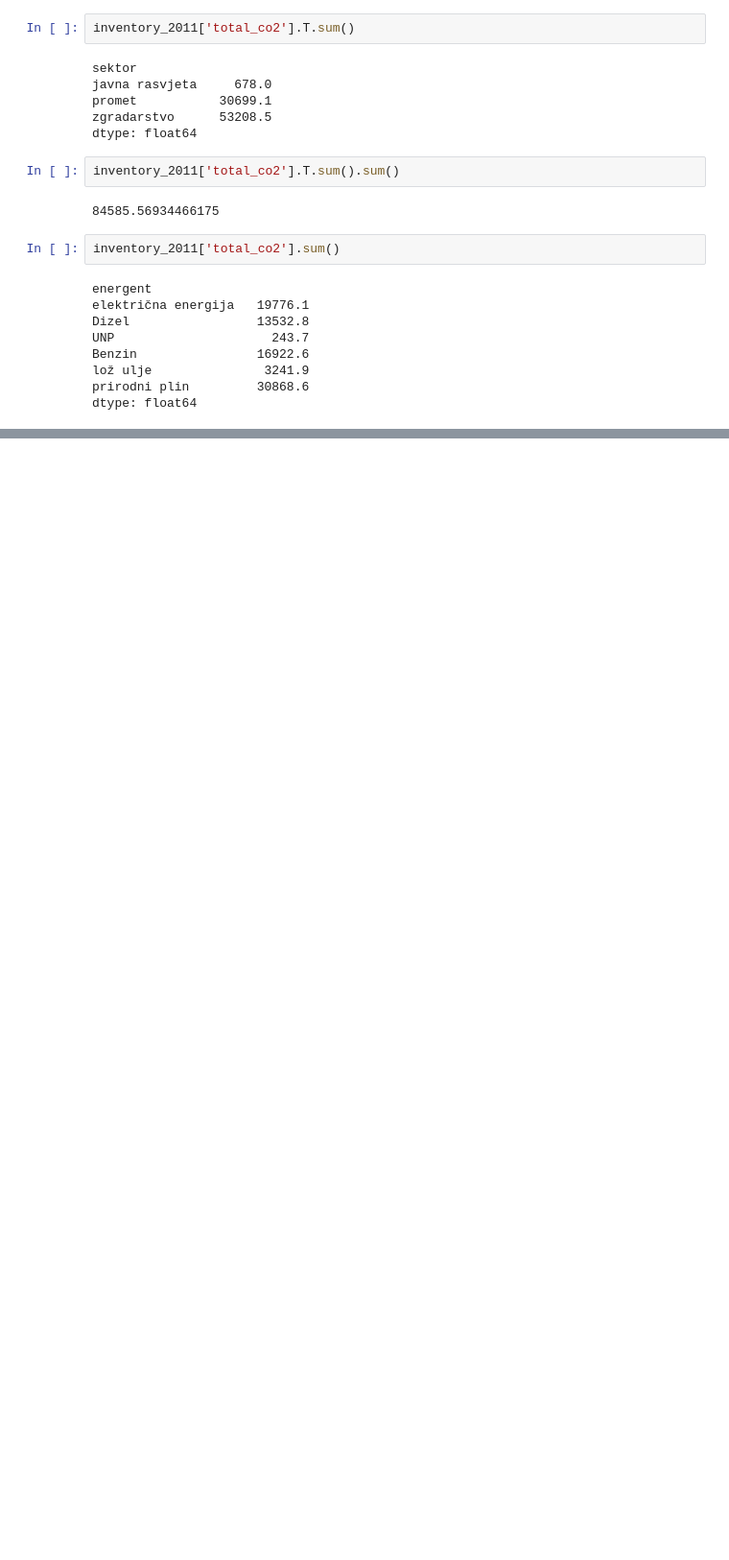
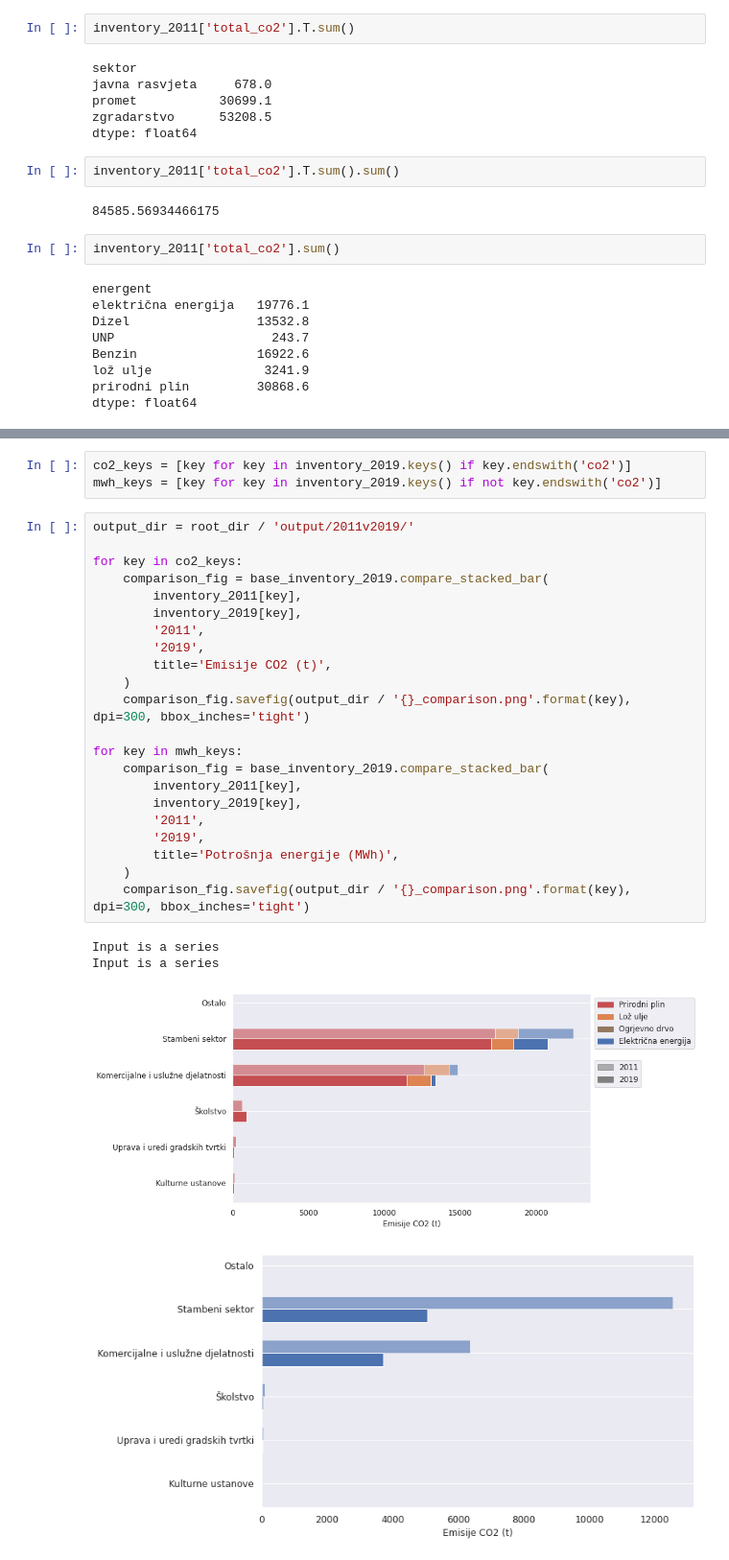
Before and after one commit to Green-Zone-Lab/vk_secap, a Jupyter notebook: notebooks/Analysis.ipynb, the cells around one changed output, grey strips where cells are left out. Shown at 96% size. Drawn from its saved outputs; the diff is of its cells as text; blank space fills up the shorter version.

```diff
--- a/notebooks/Analysis.ipynb
+++ b/notebooks/Analysis.ipynb
@@ -370,0 +649,30 @@ dtype: float64
+# %%
+co2_keys = [key for key in inventory_2019.keys() if key.endswith('co2')]
+mwh_keys = [key for key in inventory_2019.keys() if not key.endswith('co2')]
+# %%
+output_dir = root_dir / 'output/2011v2019/'
+
+for key in co2_keys:
+    comparison_fig = base_inventory_2019.compare_stacked_bar(
+        inventory_2011[key],
+        inventory_2019[key],
+        '2011',
+        '2019',
+        title='Emisije CO2 (t)',
+    )
+    comparison_fig.savefig(output_dir / '{}_comparison.png'.format(key), dpi=300, bbox_inches='tight')
+
+for key in mwh_keys:
+    comparison_fig = base_inventory_2019.compare_stacked_bar(
+        inventory_2011[key],
+        inventory_2019[key],
+        '2011',
+        '2019',
+        title='Potrošnja energije (MWh)',
+    )
+    comparison_fig.savefig(output_dir / '{}_comparison.png'.format(key), dpi=300, bbox_inches='tight')
+# %% [output]
+Input is a series
+Input is a series
+[figure, added]
+[figure, added]
```
Also changed, not shown: parts of 41 cells of this notebook, 1 other file.
